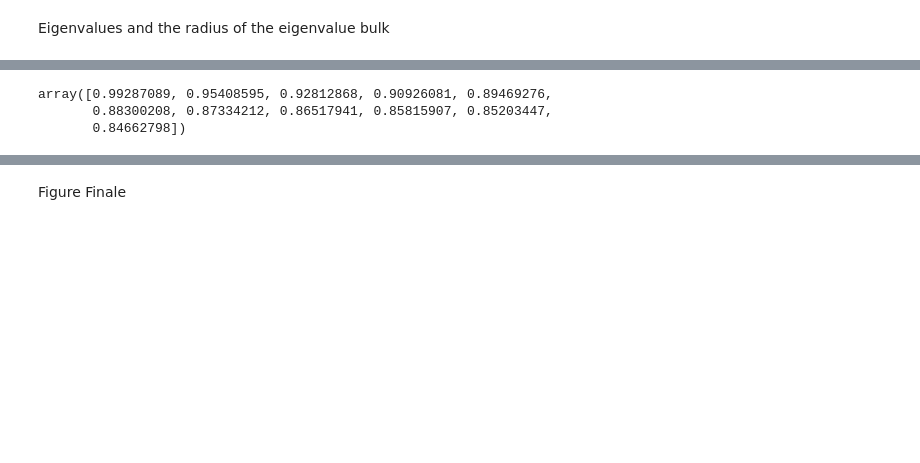
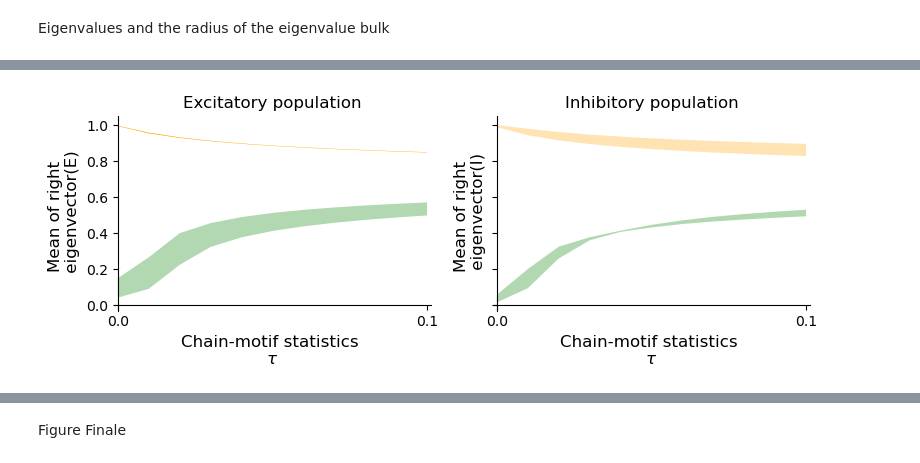
Before and after one commit to Network-Dynamics-and-Computations/Impact_of_Local_Connectivity_Patterns_on_Excitatory-Inhibitory_Network_Dynamics, a Jupyter notebook: Fig2_5_6_Gaussian_matrix.ipynb, the cells around one changed output, grey strips where cells are left out. Saved outputs shown, nothing was run; the diff lists cells and outputs as text; code cells hidden in the pictures; blank space fills up the shorter version.

```diff
--- a/Fig2_5_6_Gaussian_matrix.ipynb
+++ b/Fig2_5_6_Gaussian_matrix.ipynb
@@ -1040,4 +1009,0 @@ ax.set_xticks([-0.1,0,0.1])
-# %%
-for it in range(ntau):
-    print('mean',np.mean(mean_reigvec_num_series_bulk[:,it,:,0].flatten()))
-    print('std',np.std(mean_reigvec_num_series_bulk[:,it,:,0].flatten()))
@@ -1062,4 +1009,0 @@ std 0.0002017442166593733
-# %%
-mean_reigvec_num_series_bulk *= np.sqrt(N)
-mean_leigvec_num_series_bulk *= np.sqrt(N)
-mean_leig0vec_num_series_bulk *= np.sqrt(N)
@@ -1235,16 +1183,3 @@ data_name = "/Users/shaoyuxiu/Library/CloudStorage/Dropbox/DailyWork/Allen_proje
-# %%
-### load data
-data = np.load(data_name,allow_pickle=True)
-eigvchn_series = data['eigvchn_series']
-eigrvec_series = data['eigrvec_series']
-eiglvec_series = data['eiglvec_series']
-eiglvec0_series = data['eiglvec0_series']
-norml0_series = data['norml0_series']
-firing_rateeq = data['firing_rateeq']
-intg_ml0 = data['intg_ml0']
-intg_mr  = data['intg_mr']
-intg_ml  = data['intg_ml']
-params = data['params']
 # %% [markdown]
 Eigenvalues and the radius of the eigenvalue bulk
 # %%
@@ -2345,21 +1531,10 @@ mean_leig0vec_num_series *= np.sqrt(N)
-# %%
-np.nanmean(mean_reigvec_num_series[:,:,0,1],axis=0)
-# %% [output]
-array([0.99287089, 0.95408595, 0.92812868, 0.90926081, 0.89469276,
-       0.88300208, 0.87334212, 0.86517941, 0.85815907, 0.85203447,
-       0.84662798])
 # %%
 ### plot the mean of the left and right eigenvectors
 dtau = tau_series[1]-tau_series[0]
 tau_max = tau_series[-1]
 fig,ax=plt.subplots(1,2,figsize=(8,3),sharex=True,sharey=True)
 ax[0].fill_between(tau_series,np.nanmean(mean_reigvec_num_series[:,:,0,0],axis=0)-np.nanstd(mean_reigvec_num_series[:,:,0,0],axis=0),np.nanmean(mean_reigvec_num_series[:,:,0,0],axis=0)+np.nanstd(mean_reigvec_num_series[:,:,0,0],axis=0),facecolor='orange',alpha=1.0)
-# for i in range(trials):
-#     ax[0].scatter(tau_series,mean_reigvec_num_series[i,:,0,0])
-#     print(mean_reigvec_num_series[i,:,0,0])
-ax[0].plot(tau_series,np.nanmean(intg_mr[:,0,:NE],axis=1),marker='o',color='orange',lw=1.5)
 ## second rank
-ax[0].plot(tau_series,np.nanmean(intg_mr[:,1,:NE],axis=1),marker='o',color='green',lw=1.5)
 ax[0].fill_between(tau_series,np.nanmean(mean_reigvec_num_series[:,:,1,0],axis=0)-np.nanstd(mean_reigvec_num_series[:,:,1,0],axis=0),np.nanmean(mean_reigvec_num_series[:,:,1,0],axis=0)+np.nanstd(mean_reigvec_num_series[:,:,1,0],axis=0),facecolor='green',alpha=0.3)
 
 ### excitatory population
@@ -2371,35 +1546,36 @@ ax[0].spines['top'].set_color('none')
 ax[0].spines['right'].set_color('none')
 ax[0].spines['left'].set_position(('data',0))
 ax[0].set_xticks([0,0.1,0.2])
 ax[0].set_xlim(0,tau_max+0.02/8)
 # ax[0].set_ylim(-0.01,0.04)
 # ax[0].set_yticks([0,0.04])
 # ax[0].set_ylim(-0.,1.5)
 # ax[0].set_yticks([0,1.5])
 ax[0].set_xlabel('Chain-motif statistics \n'+r'$\tau$',fontsize=12)
 ax[0].set_ylabel('Mean of right \n eigenvector(E)',fontsize=12)
 
 ### start the inhibitory population
 ax[1].fill_between(tau_series,np.nanmean(mean_reigvec_num_series[:,:,0,1],axis=0)-np.nanstd(mean_reigvec_num_series[:,:,0,1],axis=0),np.nanmean(mean_reigvec_num_series[:,:,0,1],axis=0)+np.nanstd(mean_reigvec_num_series[:,:,0,1],axis=0),facecolor='orange',alpha=0.3)
-ax[1].plot(tau_series,np.nanmean(intg_mr[:,0,NE:],axis=1),marker='o',color='orange',lw=1.5)
 ## second rank
-ax[1].plot(tau_series,np.nanmean(intg_mr[:,1,NE:],axis=1),marker='o',color='green',lw=1.5)
 ax[1].fill_between(tau_series,np.nanmean(mean_reigvec_num_series[:,:,1,1],axis=0)-np.nanstd(mean_reigvec_num_series[:,:,1,1],axis=0),np.nanmean(mean_reigvec_num_series[:,:,1,1],axis=0)+np.nanstd(mean_reigvec_num_series[:,:,1,1],axis=0),facecolor='green',alpha=0.3)
 
 ### move the x-axis to  the cecnter
 ax[1].spines['bottom'].set_position(('data',0))
 ### set other x-axis invisible
 ax[1].spines['top'].set_color('none')
 ax[1].spines['right'].set_color('none')
 ax[1].spines['left'].set_position(('data',0))
 ax[1].set_title('Inhibitory population',fontsize=12)
 ax[1].set_xticks([0,0.1,0.2])
 ax[1].set_xlim(0-dtau/8.0,tau_max+dtau/8)
 # # ax[1].set_ylim(-0.01,0.04)
 # ax[1].set_ylim(-0.1,1.5)
 ax[1].set_xlabel('Chain-motif statistics \n'+r'$\tau$',fontsize=12)
 ax[1].set_ylabel('Mean of right \n eigenvector(I)',fontsize=12)
 fig.tight_layout()
+plt.show()
+# %% [output]
+[figure, added]
 # %%
 ### plot the mean of the left and right eigenvectors
 dtau = tau_series[1]-tau_series[0]
```
Also changed, not shown: parts of 64 cells of this notebook, 6 other files.
